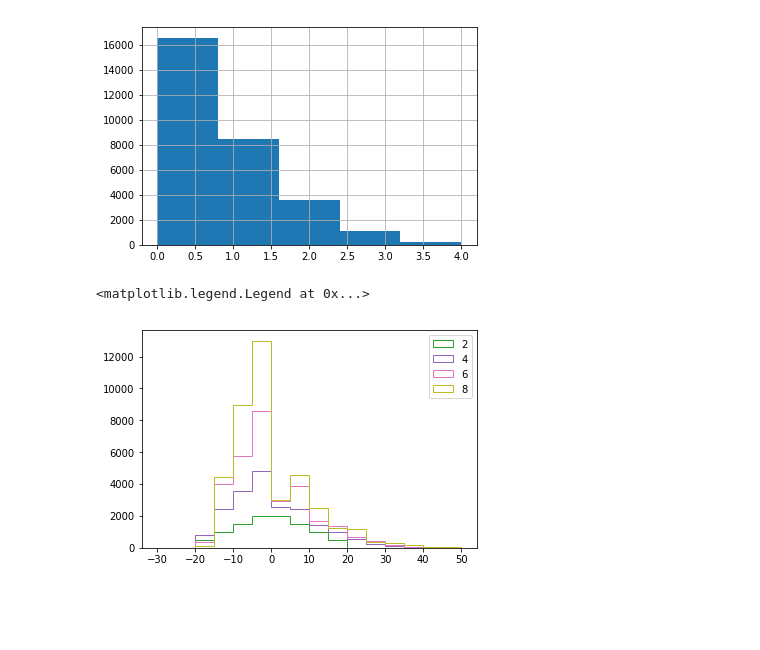
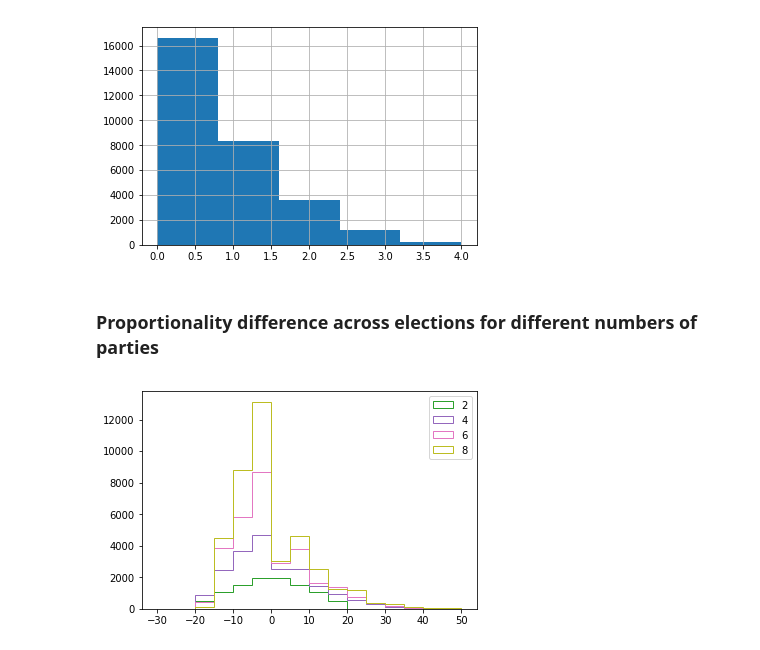
Before and after one commit to MarkNOakden/dhont, a Jupyter notebook: DHont Voting System.ipynb, the cells around one changed output. Saved outputs shown, nothing was run; the diff lists cells and outputs as text; code cells hidden in the pictures; blank space fills up the shorter version.

```diff
--- a/DHont Voting System.ipynb
+++ b/DHont Voting System.ipynb
@@ -192,8 +192,11 @@ def mk_sample_df(n_parties=n_parties, n_seats=n_seats, n_elections=n_elections):
     return df
 
 # generate a few datasets for different numbers of parties
+
+party_numbers = list(range(n_parties - 4, n_parties + 3, 2))
+
 dfs = {}
-for n_p in range(n_parties - 4, n_parties + 3, 2):
+for n_p in party_numbers:
     print(f'Simulating {n_elections} elections for {n_p} parties contesting {n_seats} seats')
     dfs[n_p] = mk_sample_df(n_parties=n_p)
 
@@ -228,13 +235,14 @@ df.vote_percentage.hist();
 df.number_of_seats.hist(bins=n_seats+1);
 # %% [output]
 [figure]
+# %% [markdown]
+### Proportionality difference across elections for different numbers of parties
 # %%
-for n_p in range(n_parties - 4, n_parties + 3, 2):
+for n_p in party_numbers:
     dfs[n_p].proportionality_difference.hist(bins=range(-30,51,5), histtype='step', grid=False, color=f'C{n_p}', label=f'{n_p}');
-plt.legend()
+plt.legend();
 # %% [output]
-<matplotlib.legend.Legend at 0x...>
-[figure, old version]
+[figure, new version]
 # %%
 fig, ax = plt.subplots(2, 2, figsize=(12,8), sharex=True, sharey=True)
 #fig, ax = plt.subplots(figsize=(12,8))
```
Also changed, not shown: parts of 11 cells of this notebook, 7 other files.
